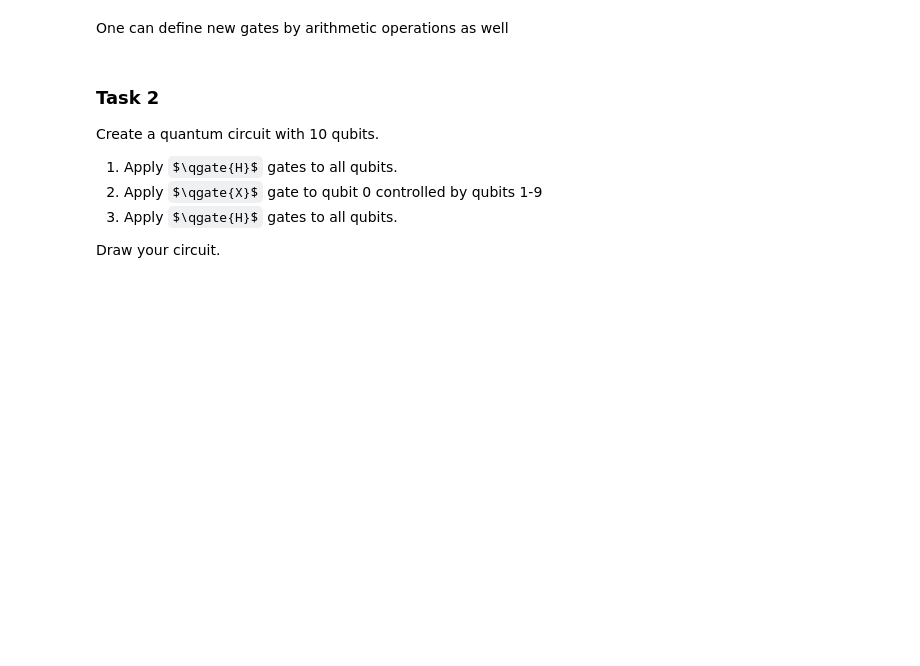
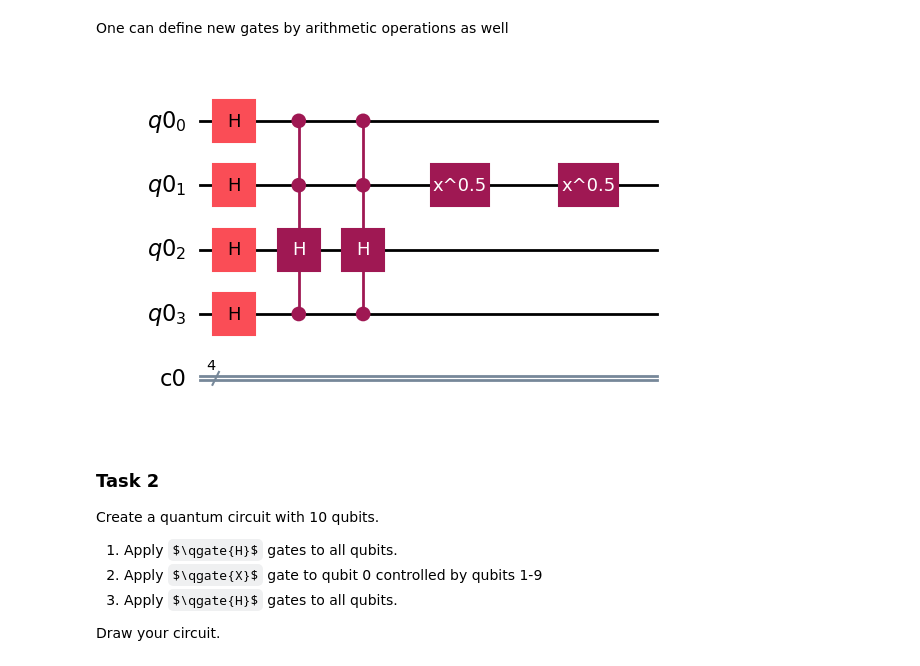
Before and after one commit to sbbzplt/QWorld-Nickel, a Jupyter notebook: nickel/A00_Qiskit_Introduction.ipynb, the cells around one changed output. Saved outputs shown, nothing was run; the diff lists cells and outputs as text; code cells hidden in the pictures; some formulas as TeX source; blank space fills up the shorter version.

```diff
--- a/nickel/A00_Qiskit_Introduction.ipynb
+++ b/nickel/A00_Qiskit_Introduction.ipynb
@@ -161,8 +183,10 @@ One can define new gates by arithmetic operations as well
 # %%
 from qiskit.circuit.library.standard_gates import XGate
 ROOTX = XGate().power(exponent=0.5)
 circuit2.append(ROOTX,[1])
-circuit2.draw()
+circuit2.draw("mpl")
+# %% [output]
+[figure, added]
 # %% [markdown]
 ### Task 2
 
```
Also changed, not shown: parts of 16 cells of this notebook.
